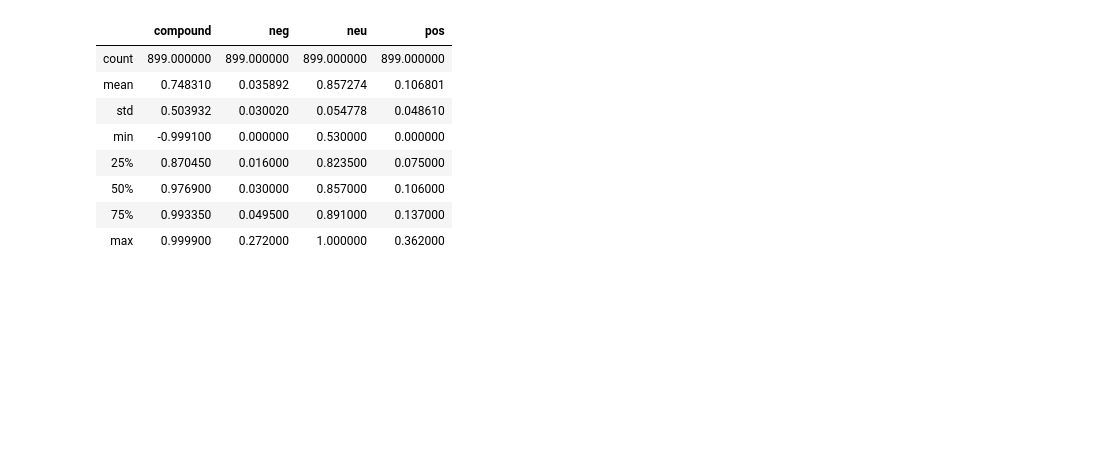
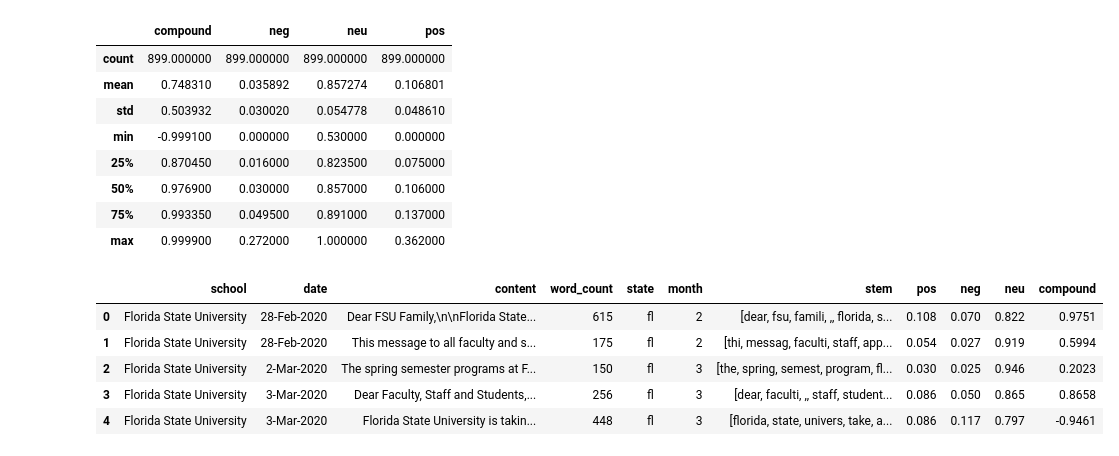
Before and after one commit to hasetia/Data-Science-Sentiment-Analysis-, a Jupyter notebook: Other Notebooks/Sentiments.ipynb, the cells around one changed output. Saved outputs shown, nothing was run; the diff lists cells and outputs as text; code cells hidden in the pictures; blank space fills up the shorter version.

Commit message:
added sentiment analysis to main table

```diff
--- a/Other Notebooks/Sentiments.ipynb
+++ b/Other Notebooks/Sentiments.ipynb
@@ -147,3 +147,18 @@ allSchools_sentiments.describe()
 | 50% | 0.976900 | 0.030000 | 0.857000 | 0.106000 |
 | 75% | 0.993350 | 0.049500 | 0.891000 | 0.137000 |
 | max | 0.999900 | 0.272000 | 1.000000 | 0.362000 |
+# %%
+allShools_sent = allSchools.drop(['token', 'stop'], axis = 1)\
+.assign(pos = allSchools_sentiments['pos'])\
+.assign(neg = allSchools_sentiments['neg'])\
+.assign(neu = allSchools_sentiments['neu'])\
+.assign(compound = allSchools_sentiments['compound'])
+# %%
+allShools_sent.head()
+# %% [output]
+|  | school | date | content | word_count | state | month | stem | pos | neg | neu | compound |
+| 0 | Florida State University | 28-Feb-2020 | Dear FSU Family,\n\nFlorida State... | 615 | fl | 2 | [dear, fsu, famili, ,, florida, s... | 0.108 | 0.070 | 0.822 | 0.9751 |
+| 1 | Florida State University | 28-Feb-2020 | This message to all faculty and s... | 175 | fl | 2 | [thi, messag, faculti, staff, app... | 0.054 | 0.027 | 0.919 | 0.5994 |
+| 2 | Florida State University | 2-Mar-2020 | The spring semester programs at F... | 150 | fl | 3 | [the, spring, semest, program, fl... | 0.030 | 0.025 | 0.946 | 0.2023 |
+| 3 | Florida State University | 3-Mar-2020 | Dear Faculty, Staff and Students,... | 256 | fl | 3 | [dear, faculti, ,, staff, student... | 0.086 | 0.050 | 0.865 | 0.8658 |
+| 4 | Florida State University | 3-Mar-2020 | Florida State University is takin... | 448 | fl | 3 | [florida, state, univers, take, a... | 0.086 | 0.117 | 0.797 | -0.9461 |
```
Also changed, not shown: parts of 5 cells of this notebook, 1 other file.
